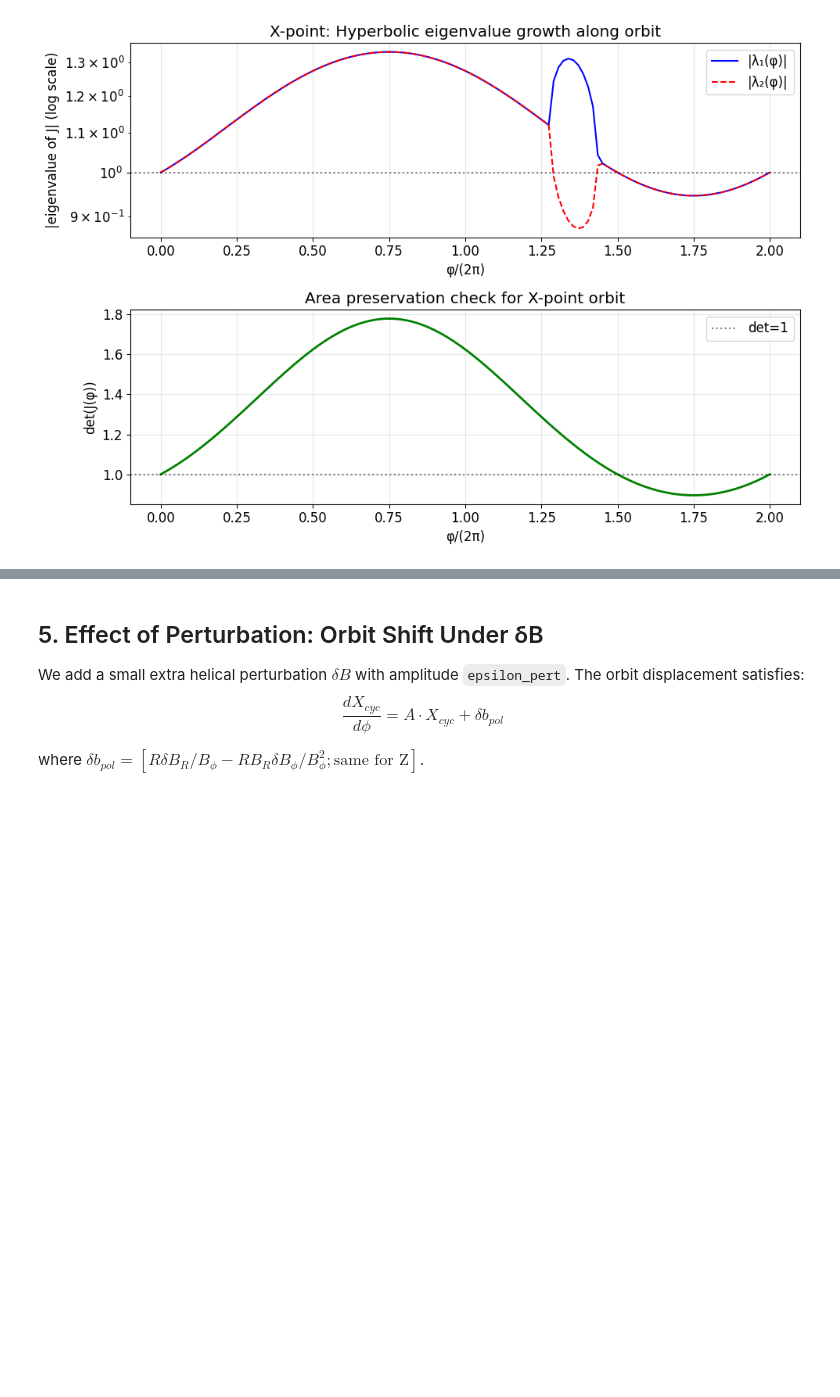
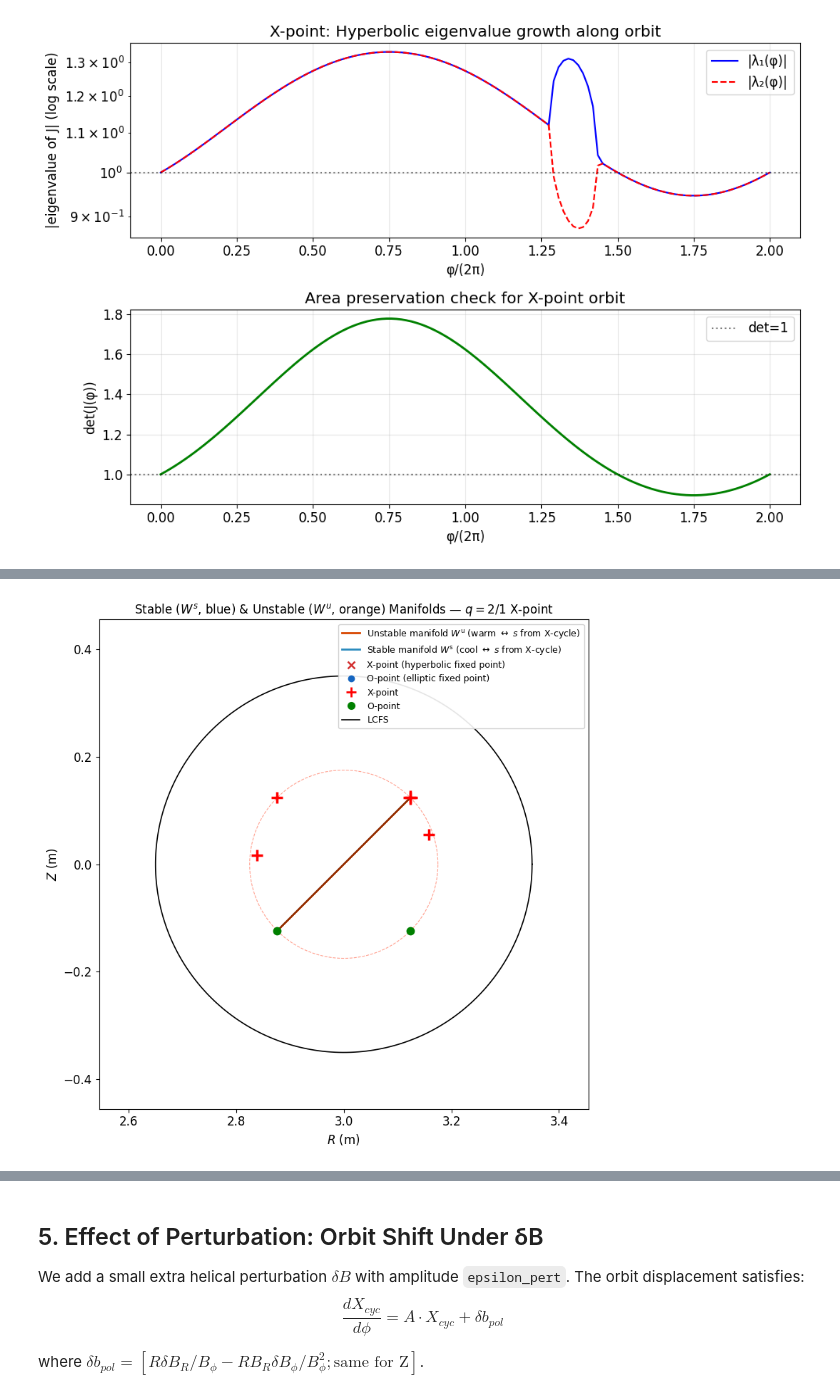
Before and after one commit to WenyinWei/pyna, a Jupyter notebook: notebooks/tutorials/island_jacobian_analysis.ipynb, the cells around one changed output, grey strips where cells are left out. Cells and saved outputs as stored; diff of their text form; code cells hidden in the pictures; blank space fills up the shorter version.

Commit message:
feat(tutorial): add stable/unstable manifold viz to island_jacobian_analysis

```diff
--- a/notebooks/tutorials/island_jacobian_analysis.ipynb
+++ b/notebooks/tutorials/island_jacobian_analysis.ipynb
@@ -401,0 +406,97 @@ if xpoint is not None and 'monodromy_X' in dir():
+# %%
+# === Stable/Unstable Manifold Visualization ===
+from pyna.topo.variational import PoincareMapVariationalEquations
+from pyna.topo.manifold_improve import StableManifold, UnstableManifold
+from pyna.MCF.visual.tokamak_manifold import _manifold_line_collection, manifold_legend_handles
+
+# field_func_2d wrapper: stellarator.field_func([R,Z,phi]) returns unit tangent
+# We need (R,Z,phi) -> (dR/dphi, dZ/dphi)
+def field_func_2d(R, Z, phi):
+    tang = stellarator.field_func(np.array([R, Z, phi]))  # [dR/ds, dZ/ds, dphi/ds]
+    dphi_ds = tang[2]
+    if abs(dphi_ds) < 1e-15:
+        return np.array([0.0, 0.0])
+    return np.array([tang[0] / dphi_ds, tang[1] / dphi_ds])
+
+if xpoint is not None and 'monodromy_X' in dir():
+    R_xpt, Z_xpt = xpoint.rzphi0[0], xpoint.rzphi0[1]
+    print(f'Growing manifolds from X-point ({R_xpt:.4f}, {Z_xpt:.4f})')
+
+    # Use the Jacobian from monodromy_X (2x2 monodromy matrix)
+    M = monodromy_X.Jac
+    eigvals = np.linalg.eigvals(M)
+    print(f'Monodromy eigenvalues: {eigvals}')
+    print(f'|lambda_1|={abs(eigvals[0]):.4f}, |lambda_2|={abs(eigvals[1]):.4f}  (product~1: {abs(np.prod(eigvals)):.4f})')
+
+    # Grow manifolds
+    sm = StableManifold([R_xpt, Z_xpt], M, field_func_2d)
+    um = UnstableManifold([R_xpt, Z_xpt], M, field_func_2d)
+    sm.grow(n_turns=12, init_length=5e-5, n_init_pts=6, both_sides=True)
+    um.grow(n_turns=12, init_length=5e-5, n_init_pts=6, both_sides=True)
+    print(f'Stable segments: {len(sm.segments)}, Unstable segments: {len(um.segments)}')
+
+    # Combined figure: Poincare + manifolds
+    fig_mf, ax_mf = plt.subplots(figsize=(9, 8))
+    ax_mf.set_facecolor('white')
+
+    # Replot Poincare scatter (from existing results_n variable)
+    try:
+        R_pts = results_n[:, 0]; Z_pts = results_n[:, 1]
+        psi_n = np.clip(((R_pts - R0)**2 + Z_pts**2) / r_res**2, 0, 1.4)
+        from matplotlib.colors import Normalize
+        import matplotlib.cm as cm
+        colors_sc = cm.plasma(np.clip(psi_n / 1.4, 0.05, 0.95))
+        ax_mf.scatter(R_pts, Z_pts, s=0.5, c=colors_sc, rasterized=True, alpha=0.5, zorder=2)
+    except NameError:
+        pass  # Poincare results not available, skip
+
+    # Manifolds with arc-length coloring
+    for seg in sm.segments:
+        if len(seg) > 2:
+            lc, _ = _manifold_line_collection(seg, cmap='GnBu')
+            lc.set_linewidth(1.3); lc.set_alpha(0.92); lc.set_zorder(6)
+            ax_mf.add_collection(lc)
+
+    for seg in um.segments:
+        if len(seg) > 2:
+            lc, _ = _manifold_line_collection(seg, cmap='Oranges')
+            lc.set_linewidth(1.3); lc.set_alpha(0.92); lc.set_zorder(6)
+            ax_mf.add_collection(lc)
+
+    # X-point marker
+    ax_mf.plot(R_xpt, Z_xpt, 'r+', ms=14, mew=2.5, zorder=8, label='X-point')
+
+    # Also plot all found O/X points
+    for op in o_points:
+        ax_mf.plot(op.rzphi0[0], op.rzphi0[1], 'go', ms=7, mew=1.5, zorder=7)
+    for xp in x_points:
+        ax_mf.plot(xp.rzphi0[0], xp.rzphi0[1], 'r+', ms=12, mew=2.5, zorder=8)
+
+    # Resonant surface circle
+    theta_c = np.linspace(0, 2*np.pi, 300)
+    ax_mf.plot(R0 + r_res*np.cos(theta_c), r_res*np.sin(theta_c),
+               '--', color='tomato', lw=0.8, alpha=0.6, label='$q=2/1$ surface')
+    ax_mf.plot(R0 + stellarator.r0*np.cos(theta_c), stellarator.r0*np.sin(theta_c),
+               'k-', lw=1.2, label='LCFS')
+
+    # Legend + labels
+    mfld_handles = manifold_legend_handles('Oranges', 'GnBu')
+    ax_mf.legend(handles=mfld_handles + [
+        plt.Line2D([0],[0], marker='+', color='r', ms=10, mew=2, lw=0, label='X-point'),
+        plt.Line2D([0],[0], marker='o', color='g', ms=7, lw=0, label='O-point'),
+        plt.Line2D([0],[0], color='k', lw=1.2, label='LCFS'),
+    ], loc='upper right', fontsize=9, framealpha=0.9)
+
+    ax_mf.set_xlim(R0 - 1.3*stellarator.r0, R0 + 1.3*stellarator.r0)
+    ax_mf.set_ylim(-1.3*stellarator.r0, 1.3*stellarator.r0)
+    ax_mf.set_xlabel('$R$ (m)', fontsize=12)
+    ax_mf.set_ylabel('$Z$ (m)', fontsize=12)
+    ax_mf.set_title('Stable ($W^s$, blue) & Unstable ($W^u$, orange) Manifolds — $q=2/1$ X-point', fontsize=12)
+    ax_mf.set_aspect('equal')
+    plt.tight_layout()
+    plt.savefig('island_manifolds.png', dpi=150, bbox_inches='tight')
+    plt.show()
+    print('Manifold figure done.')
+else:
+    print('No X-point or monodromy available — skipping manifold visualization.')
+# %% [output]
@@ -401,0 +507 @@ if xpoint is not None and 'monodromy_X' in dir():
+[figure, added]
```
Also changed, not shown: parts of 2 cells of this notebook.
